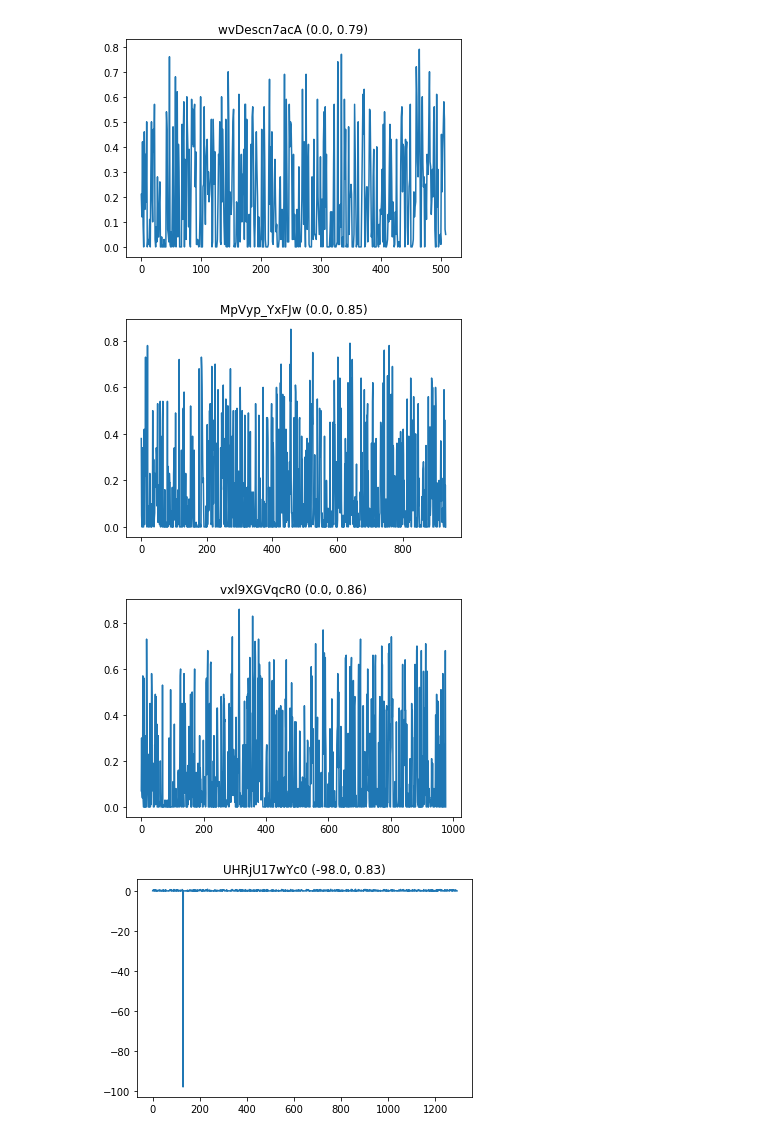
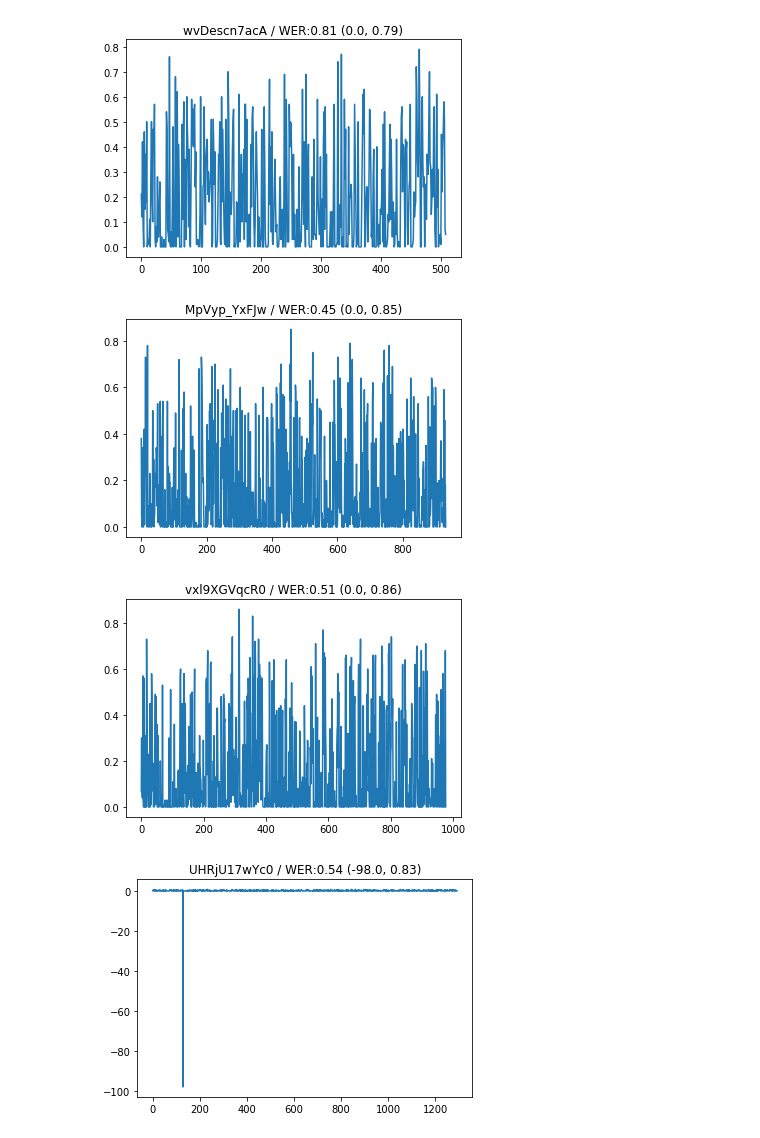
Before and after one commit to surfedushare/pol-harvester, a Jupyter notebook: research/kaldi_confidence/Kaldi confidence plots.ipynb, the cells around one changed output. Saved outputs shown, nothing was run; the diff lists cells and outputs as text; code cells hidden in the pictures.

Commit message:
Adds WER to graphs

```diff
--- a/research/kaldi_confidence/Kaldi confidence plots.ipynb
+++ b/research/kaldi_confidence/Kaldi confidence plots.ipynb
@@ -5,6 +5,14 @@ import os
 from collections import defaultdict
 from matplotlib import pyplot as plt
 import numpy as np
+# %%
+WERS = {
+    "7UwjnYg8JNw.ctm": 0.4784370477568741,
+    "UHRjU17wYc0.ctm": 0.5354150799695354,
+    "vxl9XGVqcR0.ctm": 0.5096056622851365,
+    "MpVyp_YxFJw.ctm": 0.4539544962080173,
+    "wvDescn7acA.ctm": 0.8140540540540541
+}
 # %%
 def read_ctm(ctm_file):
     probs = defaultdict(list)
@@ -15,14 +23,16 @@ def read_ctm(ctm_file):
 # %%
 for entry in os.scandir("data"):
     ctm = read_ctm(entry.name)
     for video, probs in ctm.items():
+        title = video if entry.name not in WERS else video + f" / WER:{WERS[entry.name]:.2f}"
+        title += f" ({min(probs)}, {max(probs)})"
         plt.plot(range(0, len(probs)), probs)
-        plt.title(video + f" ({min(probs)}, {max(probs)})")
+        plt.title(title)
         plt.show()
 # %% [output]
-[figure, old version]
+[figure, new version]
-[figure, old version]
+[figure, new version]
-[figure, old version]
+[figure, new version]
-[figure, old version]
+[figure, new version]
 [figure]
 [figure]
```
Also changed, not shown: parts of 1 cell of this notebook.
